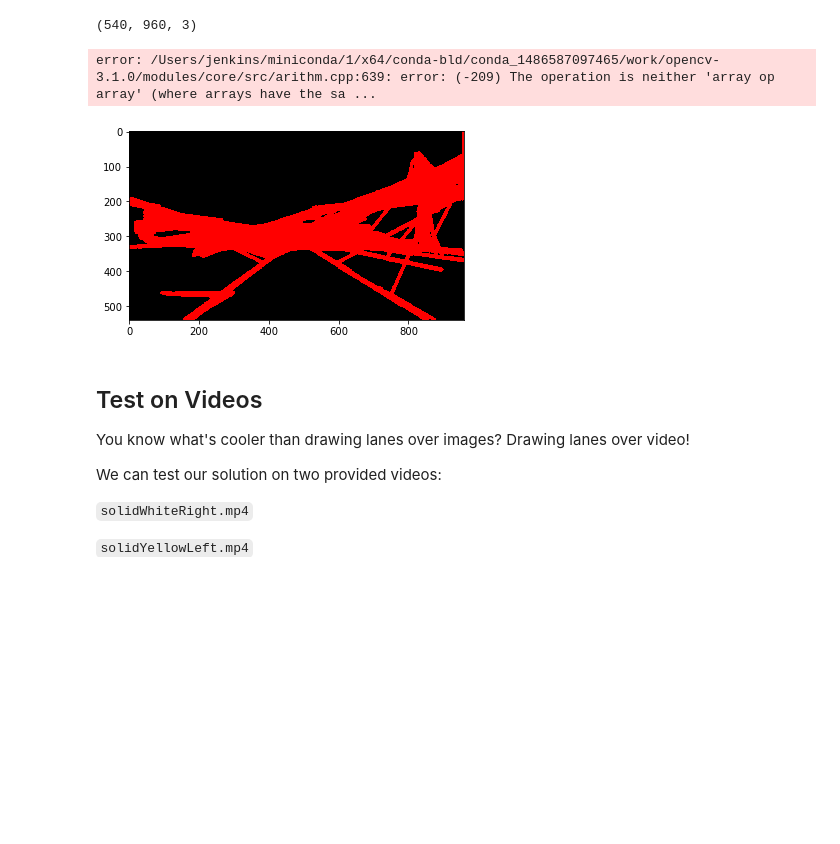
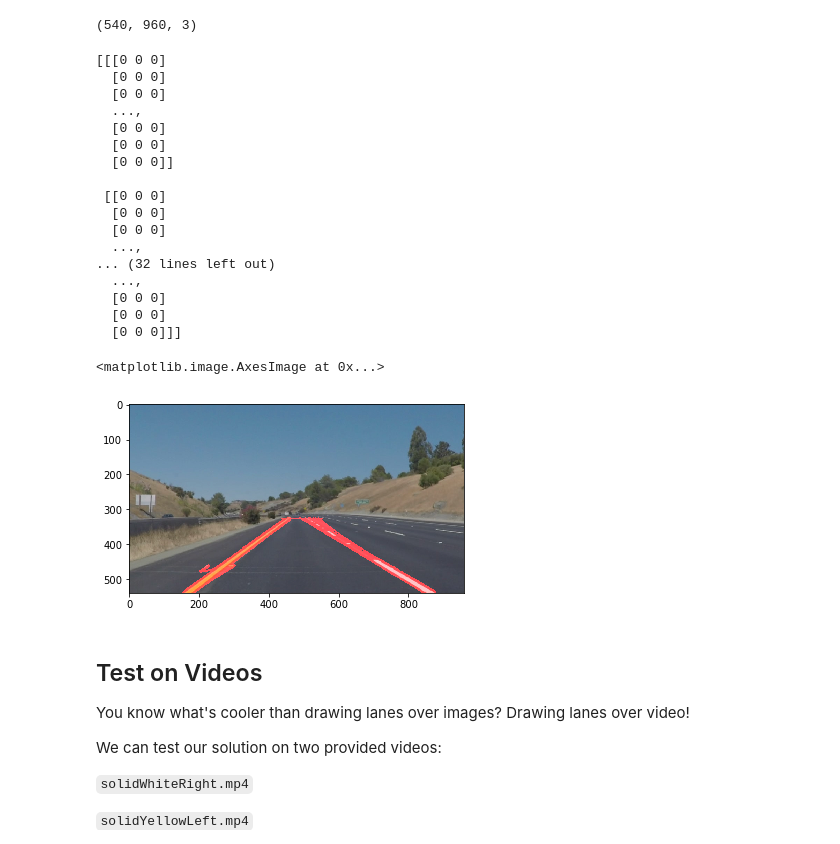
Before and after one commit to carter3689/selfdrivingcar-ND-Project1, a Jupyter notebook: P1.ipynb, the cells around one changed output. Drawn from its saved outputs; the diff is of its cells as text; code cells hidden in the pictures; blank space fills up the shorter version.

```diff
--- a/P1.ipynb
+++ b/P1.ipynb
@@ -219,32 +218,50 @@ thickness=2
 # %%
 # TODO: Build your pipeline that will draw lane lines on the test_images
 image = mpimg.imread('test_images/solidYellowCurve2.jpg')
 def process_image(image):
     gray = grayscale(image)
     plt.imshow(gray,cmap='gray')
 
     edges = canny(gray,low_threshold,high_threshold)
     plt.imshow(edges)
 
     imgblur = gaussian_blur(edges,kernel_size)
     plt.imshow(imgblur)
 
     region = region_of_interest(imgblur,vertices)
     plt.imshow(region)
 
-    lines-seg = hough_lines(region,rho,theta,threshold,min_line_len,max_line_gap)
-    plt.imshow(lines)
+    lines_seg = hough_lines(region,rho,theta,threshold,min_line_len,max_line_gap)
+    print(lines_seg)
+    plt.imshow(lines_seg)
 
-    weighted = weighted_img(lines,image, α=0.8, β=1., λ=0.)
+    weighted = weighted_img(lines_seg,image, α=0.8, β=1., λ=0.)
     result = plt.imshow(weighted)
 
     return result
 process_image(image)
 
 # then save them to the test_images directory.
 # %% [output]
-error: /Users/jenkins/miniconda/1/x64/conda-bld/conda_1486587097465/work/opencv-3.1.0/modules/core/src/arithm.cpp:639: error: (-209) The operation is neither 'array op array' (where arrays have the sa ...
+[[[0 0 0]
+  [0 0 0]
+  [0 0 0]
+  ...,
+  [0 0 0]
+  [0 0 0]
+  [0 0 0]]
+
+ [[0 0 0]
+  [0 0 0]
+  [0 0 0]
+  ...,
+... (32 lines left out)
+  ...,
+  [0 0 0]
+  [0 0 0]
+  [0 0 0]]]
+<matplotlib.image.AxesImage at 0x...>
-[figure, old version]
+[figure, new version]
 # %% [markdown]
 ## Test on Videos
 
```
Also changed, not shown: parts of 7 cells of this notebook, 1 other file.
